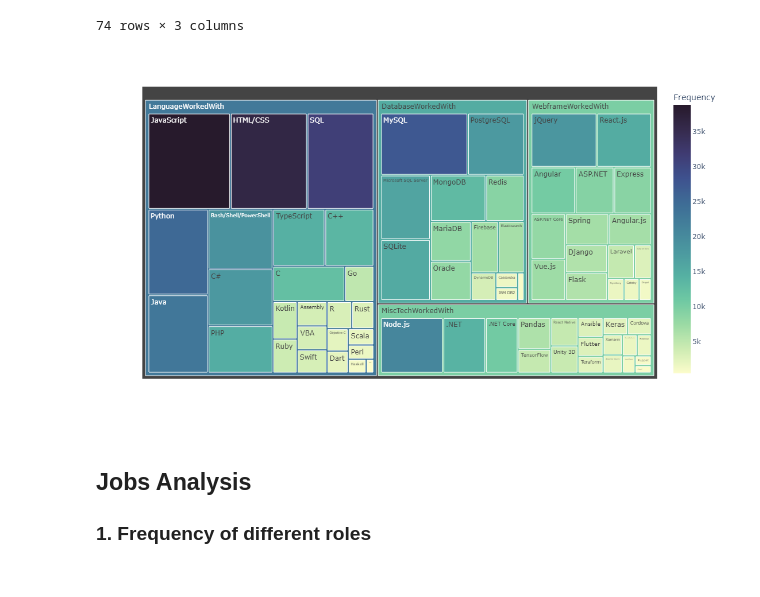
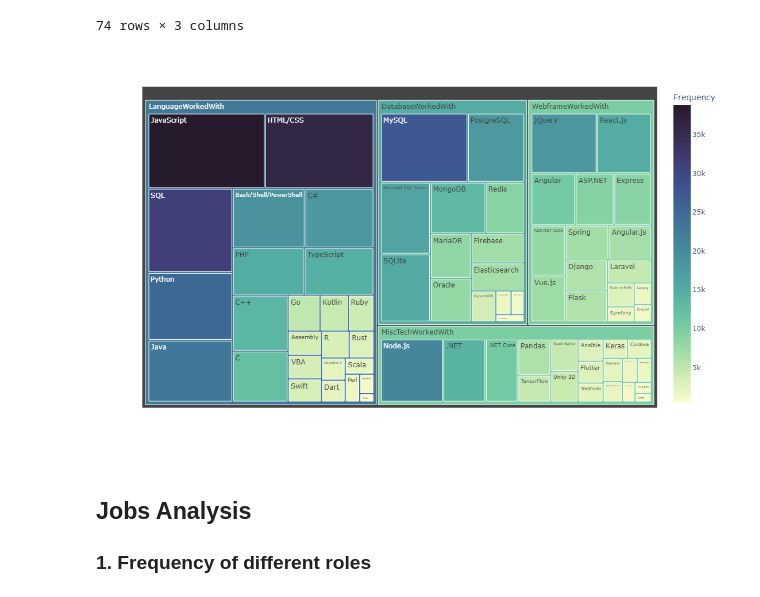
Before and after one commit to ramihani96/StackOverflow_Survey_Analysis, a Jupyter notebook: notebooks/02_Analytics.ipynb, the cells around one changed output. Drawn from its saved outputs; the diff is of its cells as text; code cells hidden in the pictures.

```diff
--- a/notebooks/02_Analytics.ipynb
+++ b/notebooks/02_Analytics.ipynb
@@ -160,16 +160,16 @@ skills_freq
 # %%
 # Visualize different skills frequencies
 data = px.treemap(skills_freq,
                  path=['Group', 'Skill'],
                  color_continuous_scale='deep',
                  values='Frequency',
                  color='Frequency')
 
 fig = go.Figure(data=data)
-fig.update_layout(width=1100, height=650)
+fig.update_layout(width=1100, height=700)
 fig.show()
 # %% [output]
-[figure, old version]
+[figure, new version]
 # %% [markdown]
 ## Jobs Analysis
 ### 1. Frequency of different roles
```
Also changed, not shown: parts of 2 cells of this notebook.
